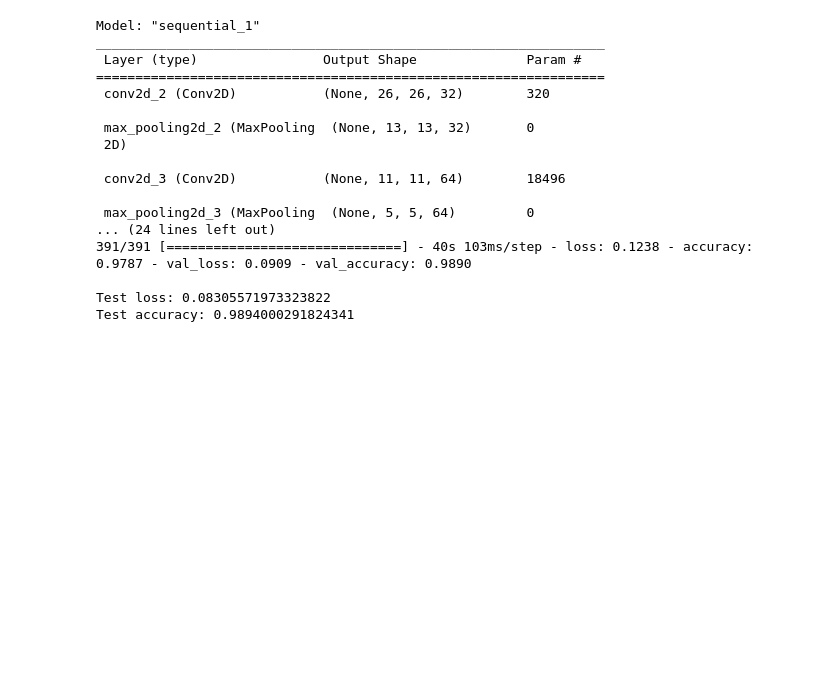
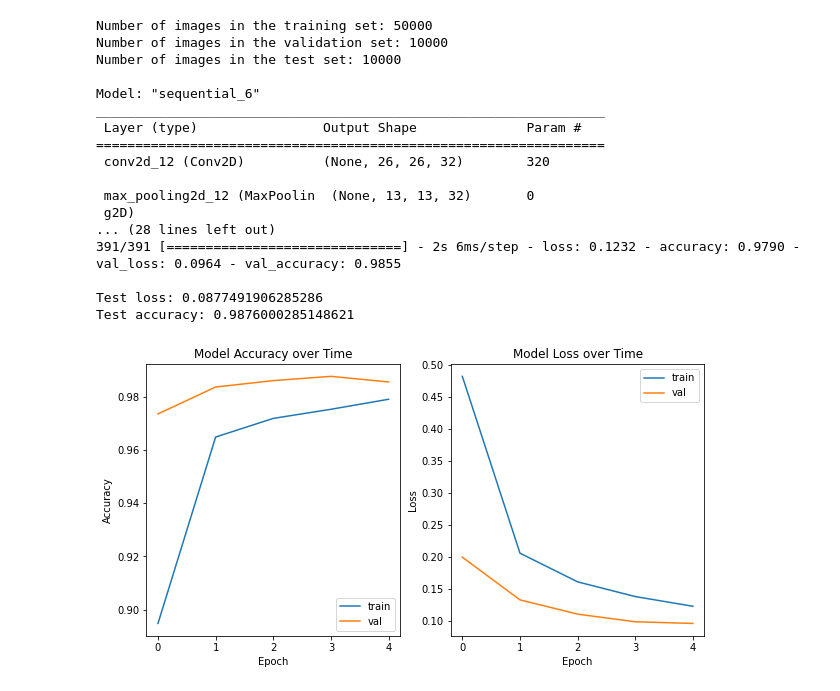
Before and after one commit to dhong515/ECE-472-Deep-Learning, a Jupyter notebook: Assignment 3/hw3.ipynb, the cells around one changed output. Cells and saved outputs as stored; diff of their text form; code cells hidden in the pictures; blank space fills up the shorter version.

```diff
--- a/Assignment 3/hw3.ipynb
+++ b/Assignment 3/hw3.ipynb
@@ -1,7 +1,5 @@
 # %%
-# Danny Hong
-# ECE 472 - Deep Learning
-# Assignment 3
+# Danny Hong Featurespace Takehome Data Science Assignment - Classifying MNIST
 
 import gzip
 import numpy as np
@@ -10,7 +8,9 @@ from tensorflow.keras.utils import to_categorical
 from tensorflow.keras.models import Sequential
 from tensorflow.keras.regularizers import l2
 from tensorflow.keras.layers import Conv2D, Dropout, MaxPool2D, Flatten, Dense
+from matplotlib import pyplot as plt
 
+#Reading in the training and testing images
 def get_x_data(x_data_file):
   x_data = gzip.open(x_data_file, 'rb')
   x_data.read(16)
@@ -19,6 +19,7 @@ def get_x_data(x_data_file):
 
   return x_data
 
+#Reading in the training and testing labels
 def get_y_data(y_data_file):
   y_data = gzip.open(y_data_file, 'rb')
   y_data.read(8)
@@ -27,6 +28,25 @@ def get_y_data(y_data_file):
 
   return y_data
 
+def plot_historical_data(history):
+  fig, axs = plt.subplots(1, 2, figsize = (10, 5))
+
+  #Plotting the model's historical accuracy data for the training and validation sets
+  axs[0].plot(history.history['accuracy'])
+  axs[0].plot(history.history['val_accuracy'])
+  axs[0].set_title('Model Accuracy over Time')
+  axs[0].set_xlabel('Epoch')
+  axs[0].set_ylabel('Accuracy')
+  axs[0].legend(['train', 'val'])
+
+  #Plotting the model's historical loss data for the training and validation sets
+  axs[1].plot(history.history['loss'])
+  axs[1].plot(history.history['val_loss'])
+  axs[1].set_title('Model Loss over Time')
+  axs[1].set_xlabel('Epoch')
+  axs[1].set_ylabel('Loss')
+  axs[1].legend(['train', 'val'])
+
 num_rows = 28
 num_columns = 28
 num_classes = 10
@@ -34,7 +54,7 @@ weight_decay = 0.001
 
 def main():
 
-  #MNIST dataset was downloaded from this link: https://deepai.org/dataset/mnist
+  #The MNIST dataset was downloaded from this link: https://deepai.org/dataset/mnist
   #Each of the files were then uploaded into the notebook directory and read in
   x_train, x_test = get_x_data(x_data_file = "train-images-idx3-ubyte.gz"), get_x_data(x_data_file = "t10k-images-idx3-ubyte.gz")
   y_train, y_test = get_y_data(y_data_file = "train-labels-idx1-ubyte.gz"), get_y_data(y_data_file = "t10k-labels-idx1-ubyte.gz")
@@ -44,45 +64,52 @@ def main():
   new_train_size = len(x_train) - len(x_test)
   x_val, y_val = x_train[new_train_size:original_train_size], y_train[new_train_size:original_train_size]
   x_train, y_train = x_train[0:new_train_size], y_train[0:new_train_size]
+
+  print(f"Number of images in the training set: {x_train.shape[0]}")
+  print(f"Number of images in the validation set: {x_val.shape[0]}")
+  print(f"Number of images in the test set: {x_test.shape[0]}\n")
 
   model = Sequential()
 
   model.add(Conv2D(filters = 32, kernel_size = (3, 3), activation = tf.nn.relu, input_shape = (num_rows, num_columns, 1)))
   model.add(MaxPool2D(pool_size = (2, 2)))
   model.add(Conv2D(filters = 64, kernel_size = (3, 3), activation = tf.nn.relu))
   model.add(MaxPool2D(pool_size = (2, 2)))
 
   model.add(Flatten())
   model.add(Dense(128, activation = tf.nn.relu, kernel_regularizer = l2(weight_decay)))
   model.add(Dropout(0.5))
   model.add(Dense(num_classes, activation = tf.nn.softmax))
 
   model.summary()
 
   model.compile(optimizer = 'adam', loss = 'categorical_crossentropy', metrics = ['accuracy'])
 
-  model.fit(x_train, y_train, epochs = 5, batch_size = 128, validation_data = (x_val, y_val), verbose = 1)
+  history = model.fit(x_train, y_train, epochs = 5, batch_size = 128, validation_data = (x_val, y_val), verbose = 1)
 
   score = model.evaluate(x_test, y_test, verbose = 0)
   print('\nTest loss:', score[0])
   print('Test accuracy:', score[1])
 
+  plot_historical_data(history)
+
 main()
 # %% [output]
-Model: "sequential_1"
+Number of images in the training set: 50000
+Number of images in the validation set: 10000
+Number of images in the test set: 10000
+
+Model: "sequential_6"
 _________________________________________________________________
  Layer (type)                Output Shape              Param #
 =================================================================
- conv2d_2 (Conv2D)           (None, 26, 26, 32)        320
+ conv2d_12 (Conv2D)          (None, 26, 26, 32)        320
 
- max_pooling2d_2 (MaxPooling  (None, 13, 13, 32)       0
- 2D)
+ max_pooling2d_12 (MaxPoolin  (None, 13, 13, 32)       0
+ g2D)
+... (28 lines left out)
+391/391 [==============================] - 2s 6ms/step - loss: 0.1232 - accuracy: 0.9790 - val_loss: 0.0964 - val_accuracy: 0.9855
 
- conv2d_3 (Conv2D)           (None, 11, 11, 64)        18496
-
- max_pooling2d_3 (MaxPooling  (None, 5, 5, 64)         0
-... (24 lines left out)
-391/391 [==============================] - 40s 103ms/step - loss: 0.1238 - accuracy: 0.9787 - val_loss: 0.0909 - val_accuracy: 0.9890
-
-Test loss: 0.08305571973323822
-Test accuracy: 0.9894000291824341
+Test loss: 0.0877491906285286
+Test accuracy: 0.9876000285148621
+[figure, added]
```
Also changed, not shown: 1 other file.
